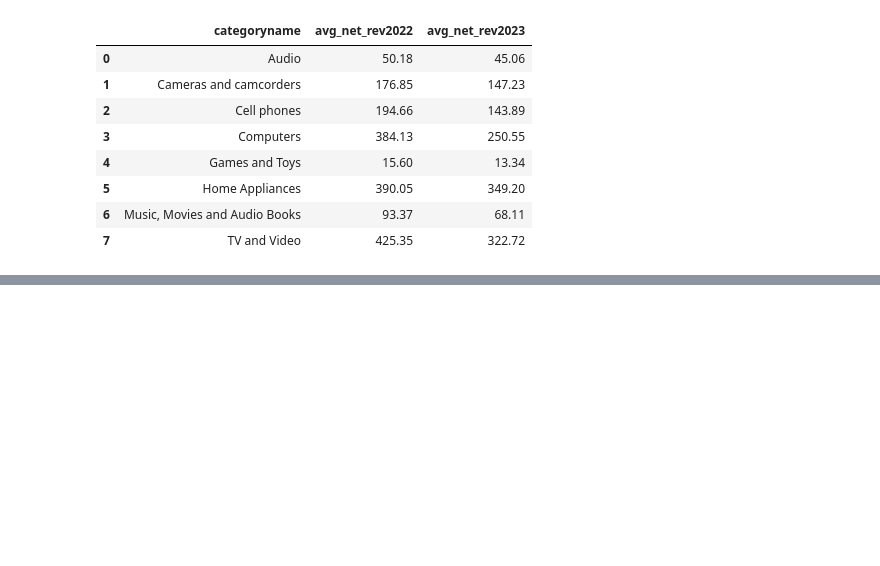
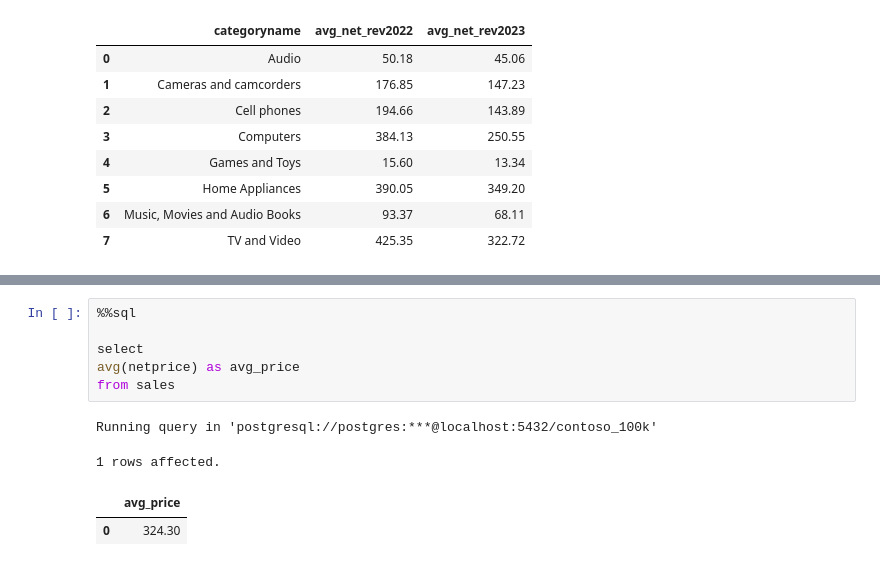
Before and after one commit to OwlNet-C/DataAnalytics, a Jupyter notebook: Resources/Blank_SQL_Notebook.ipynb, the cells around one changed output, grey strips where cells are left out. Saved outputs shown, nothing was run; the diff lists cells and outputs as text; blank space fills up the shorter version.

```diff
--- a/Resources/Blank_SQL_Notebook.ipynb
+++ b/Resources/Blank_SQL_Notebook.ipynb
@@ -326,0 +373,11 @@ Running query in 'postgresql://postgres:***@localhost:5432/contoso_100k'
+# %%
+%%sql
+
+select
+avg(netprice) as avg_price
+from sales
+# %% [output]
+Running query in 'postgresql://postgres:***@localhost:5432/contoso_100k'
+1 rows affected.
+|  | avg_price |
+| 0 | 324.30 |
```
Also changed, not shown: parts of 5 cells of this notebook.
